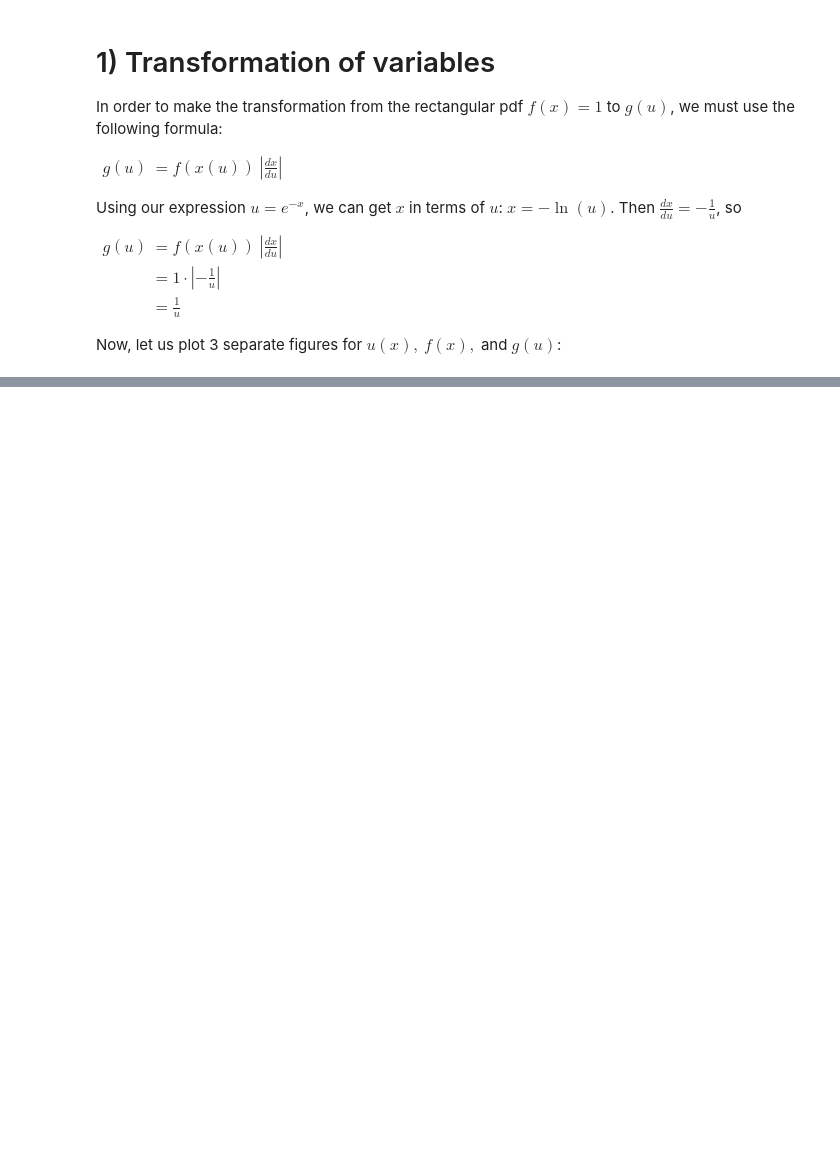
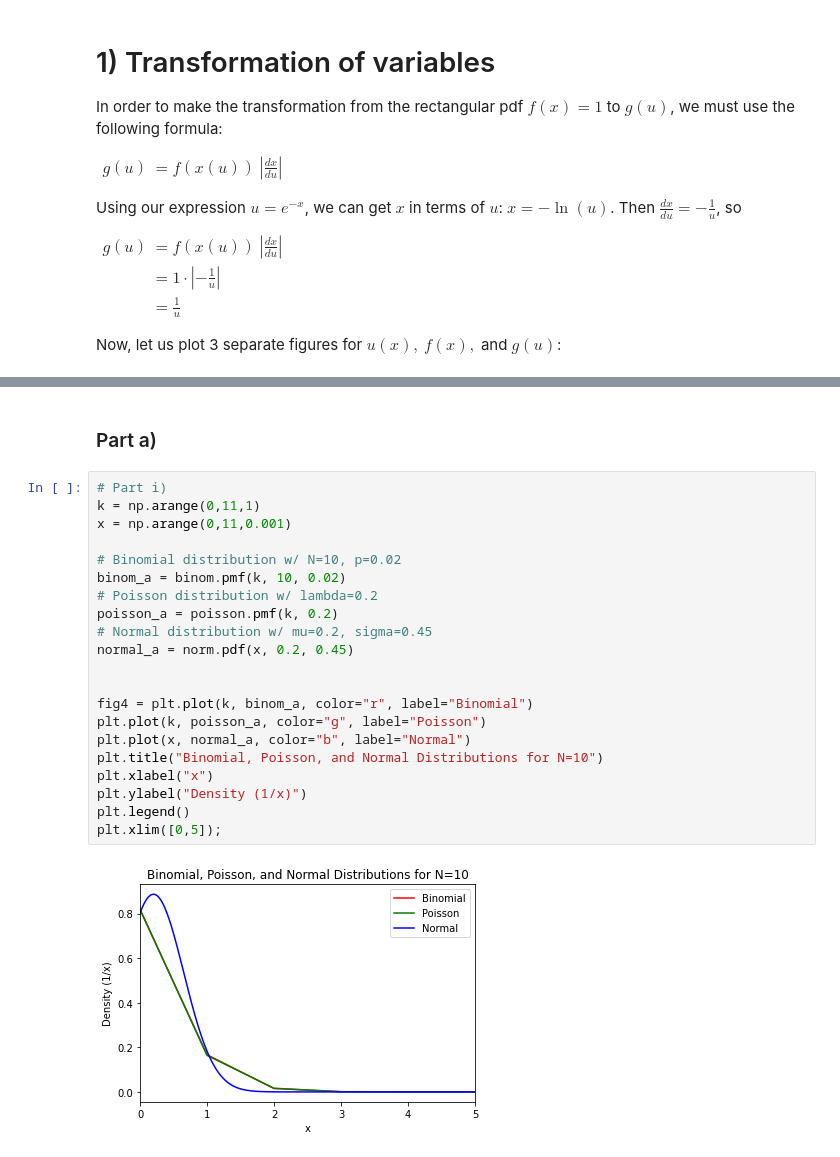
Before and after one commit to cswelch/Physics-434, a Jupyter notebook: PHYS_434_Homework_2.ipynb, the cells around one changed output, grey strips where cells are left out. Cells and saved outputs as stored; diff of their text form; blank space fills up the shorter version.

```diff
--- a/PHYS_434_Homework_2.ipynb
+++ b/PHYS_434_Homework_2.ipynb
@@ -86,0 +87,25 @@ Probability of at least one pair of snake eyes:  0.8660408093278463
+# %% [markdown]
+### Part a)
+# %%
+# Part i)
+k = np.arange(0,11,1)
+x = np.arange(0,11,0.001)
+
+# Binomial distribution w/ N=10, p=0.02
+binom_a = binom.pmf(k, 10, 0.02)
+# Poisson distribution w/ lambda=0.2
+poisson_a = poisson.pmf(k, 0.2)
+# Normal distribution w/ mu=0.2, sigma=0.45
+normal_a = norm.pdf(x, 0.2, 0.45)
+
+
+fig4 = plt.plot(k, binom_a, color="r", label="Binomial")
+plt.plot(k, poisson_a, color="g", label="Poisson")
+plt.plot(x, normal_a, color="b", label="Normal")
+plt.title("Binomial, Poisson, and Normal Distributions for N=10")
+plt.xlabel("x")
+plt.ylabel("Density (1/x)")
+plt.legend()
+plt.xlim([0,5]);
+# %% [output]
+[figure, added]
```
Also changed, not shown: parts of 16 cells of this notebook, 1 other file.
